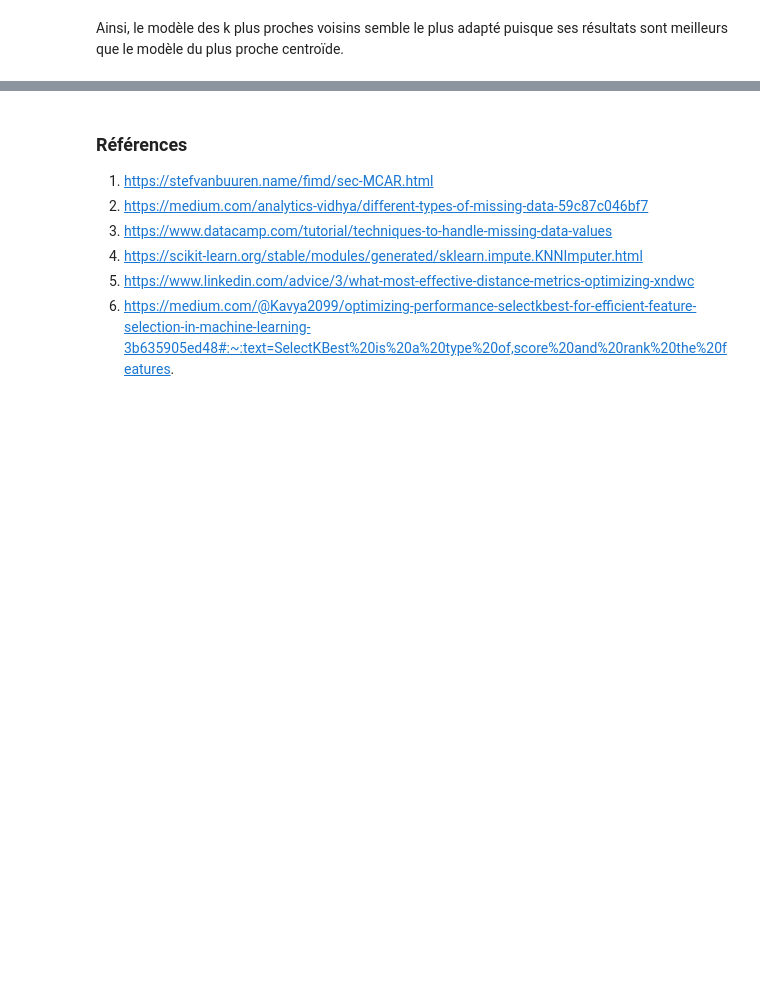
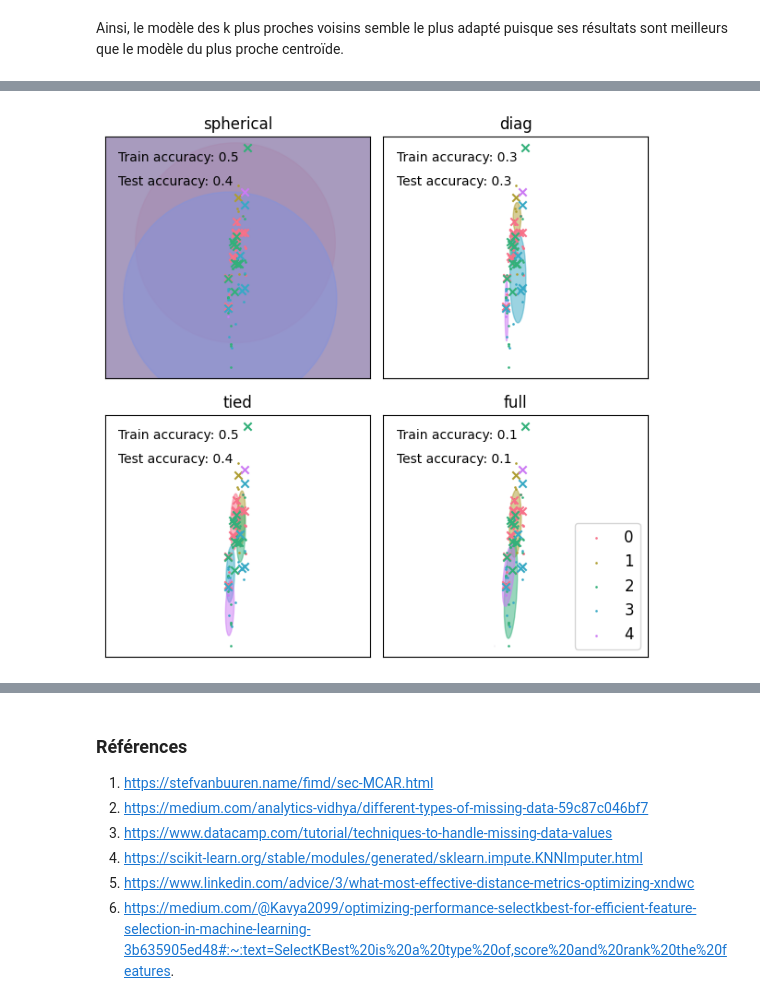
Before and after one commit to KHALOUIoussama/TP1-IFT-870, a Jupyter notebook: Src/Rapport.ipynb, the cells around one changed output, grey strips where cells are left out. Cells and saved outputs as stored; diff of their text form; code cells hidden in the pictures; blank space fills up the shorter version.

```diff
--- a/Src/Rapport.ipynb
+++ b/Src/Rapport.ipynb
@@ -736,0 +756,3 @@ Ainsi, le modèle des k plus proches voisins semble le plus adapté puisque ses
+# %%
+X_ = df_BA.values
+y_ = y_encoded
@@ -736,0 +761,81 @@ Ainsi, le modèle des k plus proches voisins semble le plus adapté puisque ses
+# %%
+X_train,X_test,y_train,y_test = train_test_split(X_,y_,test_size=0.25,random_state=seed)
+
+colors = sns.color_palette("husl",5)
+
+def make_ellipses(gmm, ax):
+    for n, color in enumerate(colors):
+        if gmm.covariance_type == 'full':
+            covariances = gmm.covariances_[n][:2, :2]
+        elif gmm.covariance_type == 'tied':
+            covariances = gmm.covariances_[:2, :2]
+        elif gmm.covariance_type == 'diag':
+            covariances = np.diag(gmm.covariances_[n][:2])
+        elif gmm.covariance_type == 'spherical':
+            covariances = np.eye(gmm.means_.shape[1]) * gmm.covariances_[n]
+        v, w = np.linalg.eigh(covariances)
+        u = w[0] / np.linalg.norm(w[0])
+        angle = np.arctan2(u[1], u[0])
+        angle = 180 * angle / np.pi  # convert to degrees
+        v = 2. * np.sqrt(2.) * np.sqrt(v)
+        ell = patches.Ellipse(gmm.means_[n, :2], v[0], v[1],
+                                  180 + angle, color=color)
+        ell.set_clip_box(ax.bbox)
+        ell.set_alpha(0.5)
+        ax.add_artist(ell)
+        ax.set_aspect('equal', 'datalim')
+
+n_classes = 5
+
+# Try GMMs using different types of covariances.
+estimators = {cov_type: GaussianMixture(n_components=n_classes,
+              covariance_type=cov_type, max_iter=100, random_state=seed)
+              for cov_type in ['spherical', 'diag', 'tied', 'full']}
+
+n_estimators = len(estimators)
+
+plt.figure(figsize=(3 * n_estimators // 2, 6))
+plt.subplots_adjust(bottom=.01, top=0.95, hspace=.15, wspace=.05,
+                    left=.01, right=.99)
+
+for index, (name, estimator) in enumerate(estimators.items()):
+    # Since we have class labels for the training data, we can
+    # initialize the GMM parameters in a supervised manner.
+    estimator.means_init = np.array([X_train[y_train == i].mean(axis=0)
+                                    for i in range(n_classes)])
+
+    # Train the other parameters using the EM algorithm.
+    estimator.fit(X_train)
+
+    h = plt.subplot(2, n_estimators // 2, index + 1)
+    make_ellipses(estimator, h)
+
+    for n, color in enumerate(colors):
+        data = X_[y_ == n]
+        plt.scatter(data[:, 0], data[:, 1], s = 0.8, color=color,
+                    label=n)
+    # Plot the test data with crosses
+    for n, color in enumerate(colors):
+        data = X_test[y_test == n]
+        plt.scatter(data[:, 0], data[:, 1], marker='x', color=color)
+
+    y_train_pred = estimator.predict(X_train)
+    train_accuracy = np.mean(y_train_pred==y_train)#
+    plt.text(0.05, 0.9, 'Train accuracy: %.1f' % train_accuracy,
+             transform=h.transAxes)
+
+    y_test_pred = estimator.predict(X_test)
+    test_accuracy = np.mean(y_test_pred==y_test)
+
+    #np.mean(y_test_pred.ravel() == y_test.ravel()) * 100
+    plt.text(0.05, 0.8, 'Test accuracy: %.1f' % test_accuracy,
+             transform=h.transAxes)
+
+    plt.xticks(())
+    plt.yticks(())
+    plt.title(name)
+
+plt.legend(scatterpoints=1, loc='lower right', prop=dict(size=12))
+
+plt.show()
+# %% [output]
@@ -736,0 +852 @@ Ainsi, le modèle des k plus proches voisins semble le plus adapté puisque ses
+[figure, added]
```
Also changed, not shown: parts of 11 cells of this notebook.
